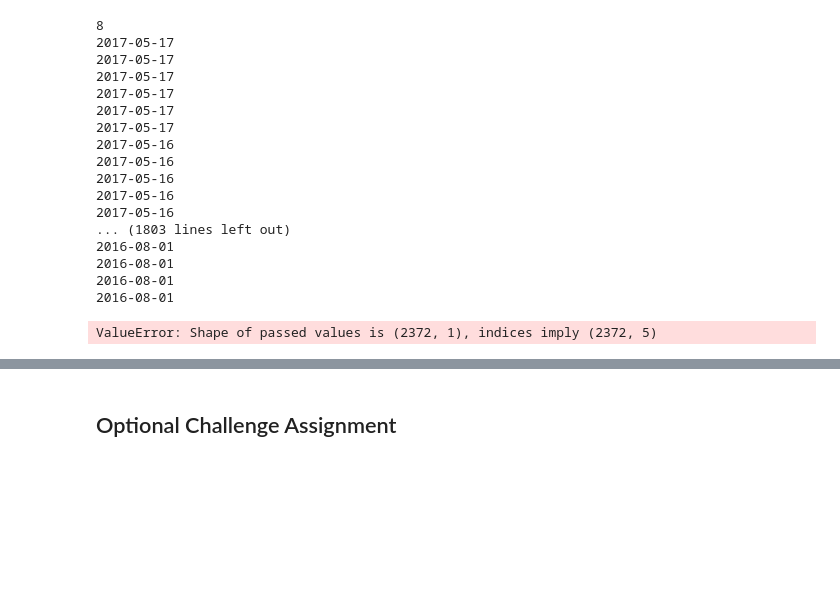
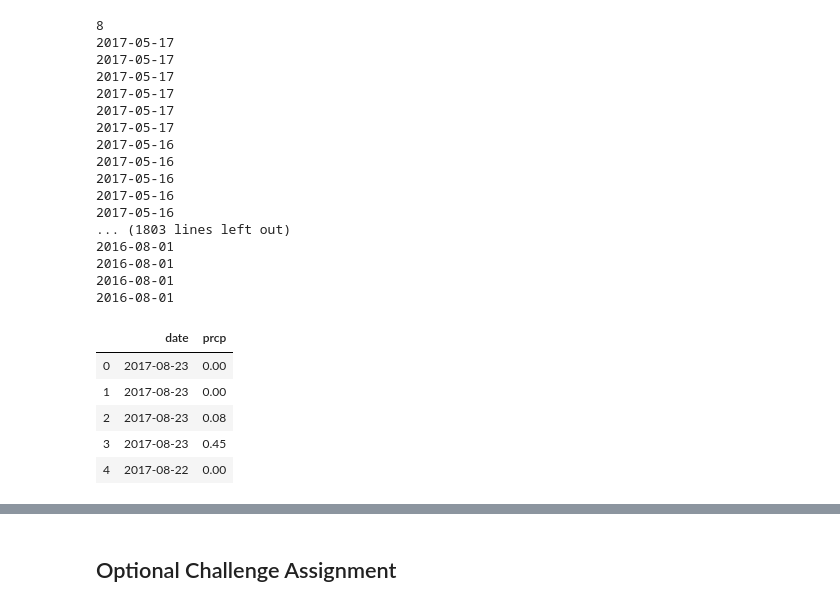
Before and after one commit to JKx2020/sqlalchemy-challenge, a Jupyter notebook: climate_starter.ipynb, the cells around one changed output, grey strips where cells are left out. Saved outputs shown, nothing was run; the diff lists cells and outputs as text; code cells hidden in the pictures; blank space fills up the shorter version.

```diff
--- a/climate_starter.ipynb
+++ b/climate_starter.ipynb
@@ -120,6 +120,14 @@ for rain in raindata:
 # %%
 #turn rain query into a dataframe so it can be plotted
 raindata_df = pd.DataFrame(raindata, columns = ['id','station', 'date', 'prcp', 'tobs'])
-raindata_df.set_index('id', inplace = True)
+
+raindata_plot = raindata_df[['date', 'prcp']]
+
+raindata_plot.head()
 # %% [output]
-ValueError: Shape of passed values is (2372, 1), indices imply (2372, 5)
+|  | date | prcp |
+| 0 | 2017-08-23 | 0.00 |
+| 1 | 2017-08-23 | 0.00 |
+| 2 | 2017-08-23 | 0.08 |
+| 3 | 2017-08-23 | 0.45 |
+| 4 | 2017-08-22 | 0.00 |
```
Also changed, not shown: parts of 3 cells of this notebook.
